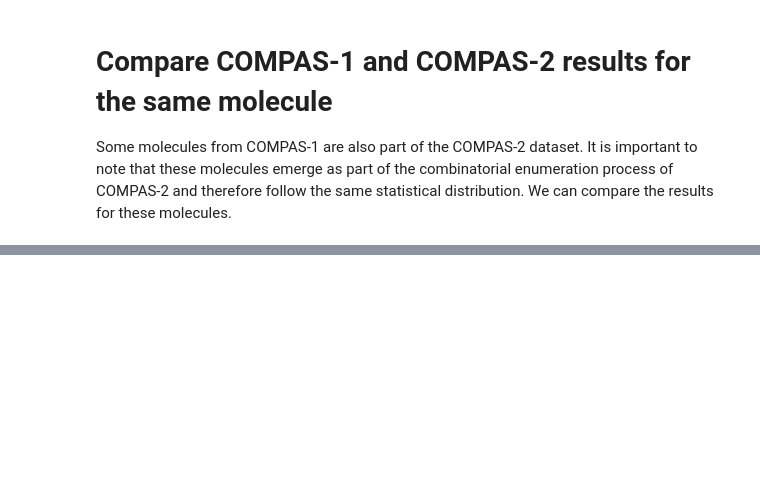
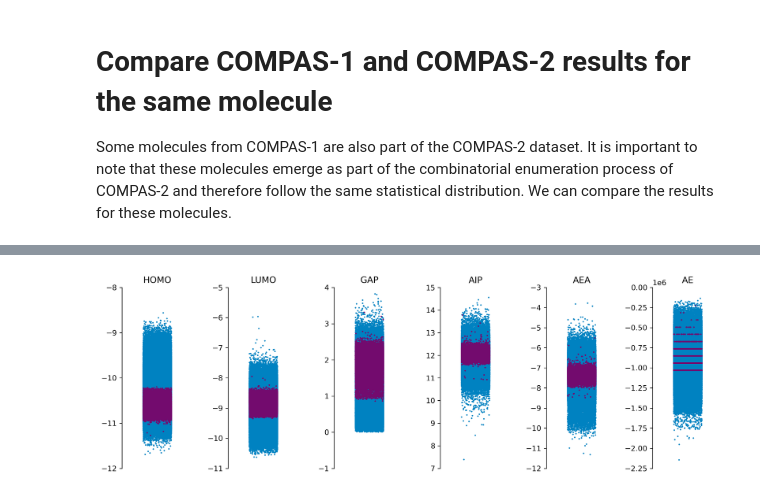
Before and after one commit to e-mayo/compas-analyisis, a Jupyter notebook: notebooks/compas1_vs_compas2.ipynb, the cells around one changed output, grey strips where cells are left out. Drawn from its saved outputs; the diff is of its cells as text; code cells hidden in the pictures; blank space fills up the shorter version.

Commit message:
update add comparison between data distributions

```diff
--- a/notebooks/compas1_vs_compas2.ipynb
+++ b/notebooks/compas1_vs_compas2.ipynb
@@ -77,0 +82,29 @@ plt.tight_layout()
+# %%
+n_rows = 1
+n_cols = int(np.ceil(len(props) / n_rows))
+
+fig, axs = plt.subplots(n_rows,n_cols,figsize=(n_cols*2,n_rows*4), dpi=300)
+# Plot AIPs for COMPAS-1 and COMPAS-2
+for prop, ax in zip(props, axs):
+    sns.stripplot(data=df.query('dataset == "compas-2"'), y=prop,
+              s=2, jitter=0.2, ax=ax, color='#0082C1')
+    sns.stripplot(data=df.query('dataset == "compas-1"'), y=prop,
+              s=2, jitter=0.2, ax=ax, color='#730B6E')
+    ax.set_title(prop.upper())
+    # remove axis
+    ax.spines['top'].set_visible(False)
+    ax.spines['right'].set_visible(False)
+    ax.spines['bottom'].set_visible(False)
+    ax.get_xaxis().set_visible(False)
+    ax.set_ylim(bottom=ax.get_yticks()[0],
+        top=ax.get_yticks()[-1]
+    )
+    if prop == 'gap':
+        ax.set_ylim(bottom=-1,
+        top=4
+    )
+    ax.locator_params(axis='y', integer=True)
+    ax.set_ylabel('')
+plt.tight_layout()
+# %% [output]
+[figure, added]
```
Also changed, not shown: parts of 6 cells of this notebook.
